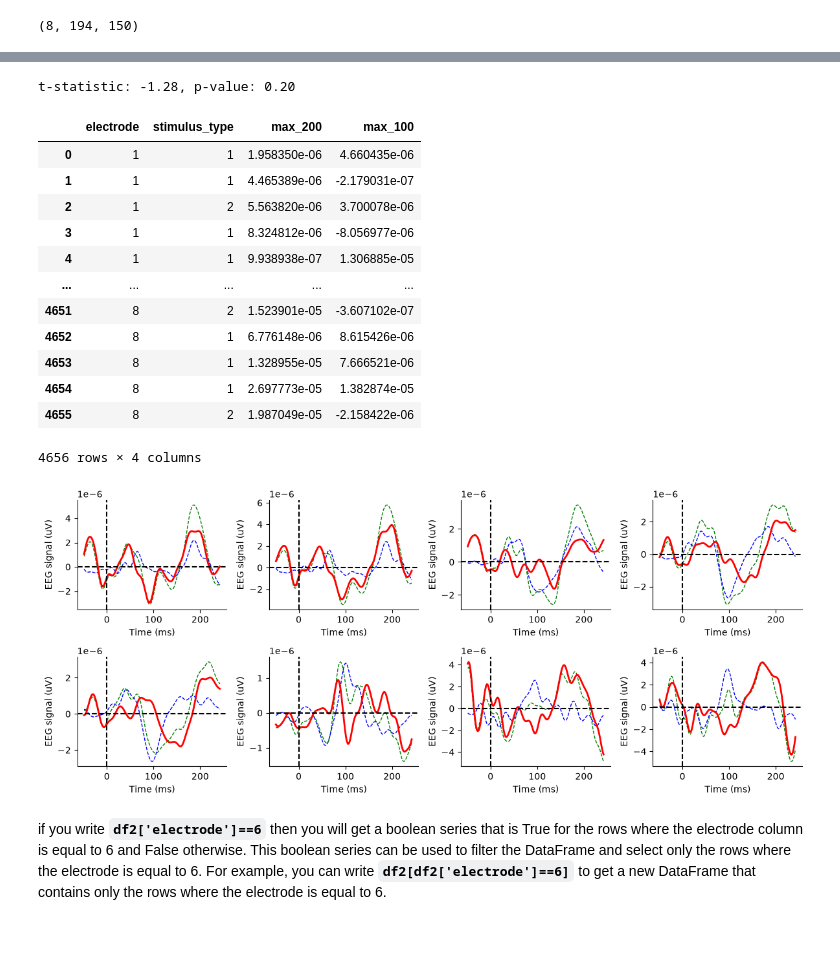
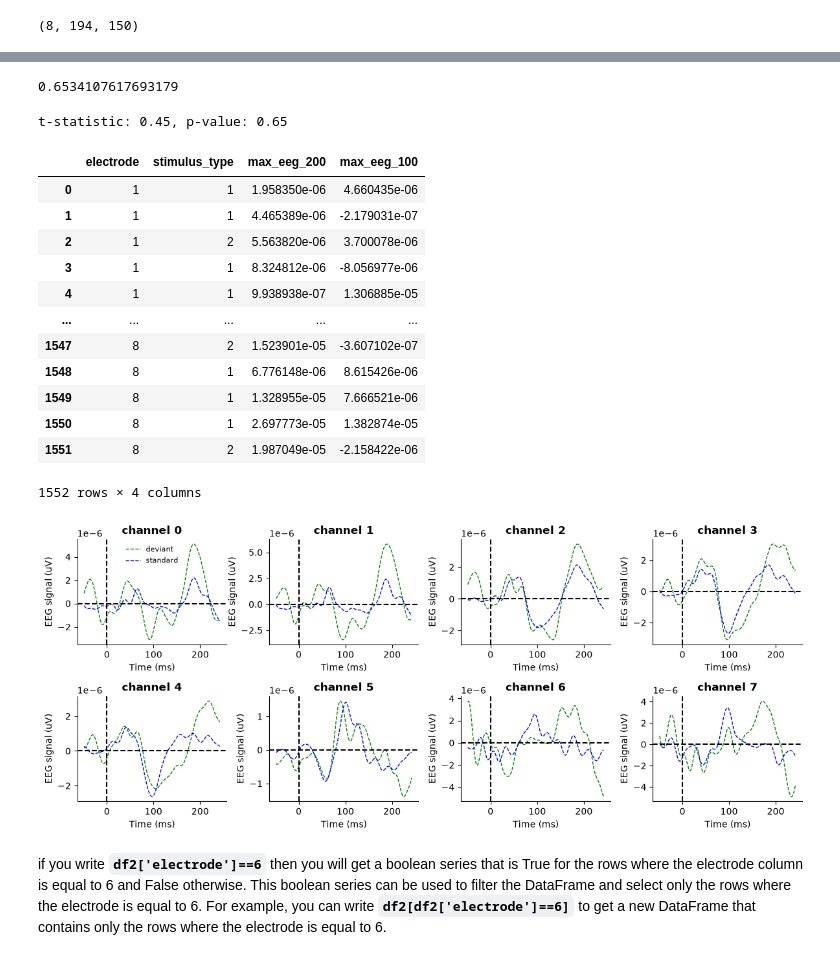
Before and after one commit to nicolascatz/M1_EEG_Project, a Jupyter notebook: scripts/DA1_TD1_Garrido_from_process_to_analysis_students.ipynb, the cells around one changed output, grey strips where cells are left out. Drawn from its saved outputs; the diff is of its cells as text; code cells hidden in the pictures.

```diff
--- a/scripts/DA1_TD1_Garrido_from_process_to_analysis_students.ipynb
+++ b/scripts/DA1_TD1_Garrido_from_process_to_analysis_students.ipynb
@@ -16,12 +16,11 @@ warnings.filterwarnings('ignore')
 fs = 512                     # sampling rate (Hz)
 notch_freq, notch_q = 50, 30 # mains noise notch filter
 band_low, band_high = 4, 40  # band-pass range (Hz)
-electrode_cols = range(0, 16) # columns 1-16 hold the 16 EEG channels
-pretime=25                 # time before stimulus onset (s)
-posttime=125                # time after stimulus onset (s)
+electrode_cols = range(0, 8) # columns 1-8 hold the 16 EEG channels
+pretime=25                 # time in samples before stimulus onset
+posttime=125                # time in samplesafter stimulus onset
 
 print(os.getcwd())
-
 
 
 ########
@@ -212,7 +294,7 @@ eeg_aligned_all = []
 for i_ch in range(8):
     eeg_aligned_all.append([])
     for t in stimulus_events[:, 0]: # loop over the stimulus events
-        eeg_aligned_all[i_ch].append(data_filtered[i_ch][t-25:t+125]) # extract the epoch for the current channel and stimulus event, from 25 samples before to 125 samples after the stimulus onset
+        eeg_aligned_all[i_ch].append(data_filtered[i_ch][t-pretime:t+posttime]) # extract the epoch for the current channel and stimulus event, from 25 samples before to 125 samples after the stimulus onset
 
 eeg_aligned_all = np.array(eeg_aligned_all) # convert the list of lists to a numpy array for easier manipulation and analysis
 print(eeg_aligned_all.shape)
@@ -259,19 +341,6 @@ plt.tight_layout()
 # for a given channel (the 4 here), we can extract the maximum value of the EEG signal
 # in a time window after the stimulus onset for each epoch,
 
-channel_index = 6 # channel 4 (index 4) is the one we want to analyze
+channel_index = 4 # channel 4 (index 4) is the one we want to analyze
 max_200=eeg_aligned_all[channel_index][:,100:125].max(axis=1) # get the maximum value of the EEG signal in the time window 100-125 samples after the stimulus onset for each epoch
 max_100=eeg_aligned_all[channel_index][:,70:80].max(axis=1) # get the maximum value of the EEG signal in the time window 70-80 samples after the stimulus onset for each epoch
-
-
-# create a DataFrame with the stimulus type and the maximum values for each epoch
-
-df = pd.DataFrame({'stimulus_type': stimulus_events[:,1],
-                    'max_200': max_200, 'max_100': max_100})
-
-# with this simple df you can start to learn how to use pandas to manipulate data and
-# perform statistical analysis. You can group the data by stimulus type, calculate means,
-# standard deviations, and perform t-tests or ANOVA to compare the two groups.
-# You can also visualize the data using boxplots or bar plots to see the differences between the two stimulus types.
-
-df.head() # print the first 5 rows of the DataFrame
@@ -316,5 +403,13 @@ stimulus_type
+# %%
+from scipy import stats
+
+t_test, p_value = stats.ttest_ind(df[df['stimulus_type'] == 2]['max_eeg_200'], df[df['stimulus_type'] == 1]['max_eeg_200'])
+print(p_value)
+# %% [output]
+0.6534107617693179
 # %%
 # here we perform a t-test to compare the maximum values between the two stimulus types for each channel
+
 from scipy import stats
 
 # the t-test is a statistical test that compares the means of two groups to determine
@@ -323,10 +418,11 @@ from scipy import stats
 # for the two stimulus types (standard and deviant) for each channel.
 
 
-t,p = stats.ttest_ind(df[df['stimulus_type'] == 1]['max_200'], df[df['stimulus_type'] == 2]['max_200']) # perform a t-test to compare the maximum values between the two stimulus types for the current channel
+
+t,p = stats.ttest_ind(df[df['stimulus_type'] == 1]['max_eeg_200'], df[df['stimulus_type'] == 2]['max_eeg_200']) # perform a t-test to compare the maximum values between the two stimulus types for the current channel
 print(f"t-statistic: {t:.2f}, p-value: {p:.2f}") # print the t-statistic and p-value for the t-test
 # %% [output]
-t-statistic: -1.28, p-value: 0.20
+t-statistic: 0.45, p-value: 0.65
 # %%
 # here we create a NEW DataFrame to store the maximum values for each channel and stimulus type,
 
@@ -341,46 +437,49 @@ for i_ch in range(8): # loop over the 8 channels
     electrode=np.full(stimulus_events.shape[0], i_ch+1) # create an array with the electrode number for each epoch
     dfs.append(pd.DataFrame({'electrode': electrode,
                              'stimulus_type': stimulus_events[:, 1],
-                             'max_200': max_200,
-                             'max_100': max_100}))
-    df2 = pd.concat([df2, df], ignore_index=True) # concatenate the new DataFrame with the existing one to store the maximum values for each channel and stimulus type
+                             'max_eeg_200': max_200,
+                             'max_eeg_100': max_100}))
+
+df2=pd.concat(dfs, ignore_index=True) # concatenate the new DataFrame with the existing one to store the maximum values for each channel and stimulus type
 df2
 # %% [output]
-|  | electrode | stimulus_type | max_200 | max_100 |
+|  | electrode | stimulus_type | max_eeg_200 | max_eeg_100 |
 | 0 | 1 | 1 | 1.958350e-06 | 4.660435e-06 |
 | 1 | 1 | 1 | 4.465389e-06 | -2.179031e-07 |
 | 2 | 1 | 2 | 5.563820e-06 | 3.700078e-06 |
 | 3 | 1 | 1 | 8.324812e-06 | -8.056977e-06 |
 | 4 | 1 | 1 | 9.938938e-07 | 1.306885e-05 |
 | ... | ... | ... | ... | ... |
-| 4651 | 8 | 2 | 1.523901e-05 | -3.607102e-07 |
-| 4652 | 8 | 1 | 6.776148e-06 | 8.615426e-06 |
-| 4653 | 8 | 1 | 1.328955e-05 | 7.666521e-06 |
-| 4654 | 8 | 1 | 2.697773e-05 | 1.382874e-05 |
-| 4655 | 8 | 2 | 1.987049e-05 | -2.158422e-06 |
+| 1547 | 8 | 2 | 1.523901e-05 | -3.607102e-07 |
+| 1548 | 8 | 1 | 6.776148e-06 | 8.615426e-06 |
+| 1549 | 8 | 1 | 1.328955e-05 | 7.666521e-06 |
+| 1550 | 8 | 1 | 2.697773e-05 | 1.382874e-05 |
+| 1551 | 8 | 2 | 1.987049e-05 | -2.158422e-06 |
-4656 rows × 4 columns
+1552 rows × 4 columns
 # %%
 import scipy.stats as stats
 
 
 # extraction of epochs for a given channel
 fig,ax = plt.subplots(2, 4, figsize=(12, 5))
 ax = ax.flatten()
 
 for i_ch in range(8):
     ax[i_ch].plot(vt, eeg_aligned_all[i_ch][stimulus_events[:,1 ] == 2,:].T.mean(axis=1),'g',linestyle='--',linewidth=1)
     ax[i_ch].plot(vt, eeg_aligned_all[i_ch][stimulus_events[:,1 ] == 1,:].T.mean(axis=1),'b',linestyle='--',linewidth=1)
-    ax[i_ch].plot(vt, eeg_aligned_all[i_ch][stimulus_events[:,1 ] == 2,:].T.mean(axis=1)-eeg_aligned_all[i_ch][stimulus_events[:,1 ] == 1,:].T.mean(axis=1),'r',linewidth=2)
+    # ax[i_ch].plot(vt, eeg_aligned_all[i_ch][stimulus_events[:,1 ] == 2,:].T.mean(axis=1)-eeg_aligned_all[i_ch][stimulus_events[:,1 ] == 1,:].T.mean(axis=1),'r',linewidth=2)
     ax[i_ch].set_xlabel('Time (ms)')
     ax[i_ch].set_ylabel('EEG signal (uV)')
     ax[i_ch].axvline(x=0, color='k', linestyle='--')
     ax[i_ch].axhline(y=0, color='k', linestyle='--')
     ax[i_ch].spines['top'].set_visible(False)
     ax[i_ch].spines['right'].set_visible(False)
+    ax[i_ch].set_title(f'channel {i_ch}' , fontsize=12,weight='bold')
+ax[0].legend(['deviant', 'standard'], loc='best', fontsize=8,frameon=False)
 
 plt.tight_layout()
 # %% [output]
-[figure, old version]
+[figure, new version]
 # %% [markdown]
 if you write **`df2['electrode']==6`** then you will get a boolean series that is True for the rows where the electrode column is equal to 6 and False otherwise.
 This boolean series can be used to filter the DataFrame and select only the rows where the electrode is equal to 6. For example, you can write **`df2[df2['electrode']==6]`** to get a new DataFrame that contains only the rows where the electrode is equal to 6.
```
Also changed, not shown: parts of 27 cells of this notebook, 2 other files.
